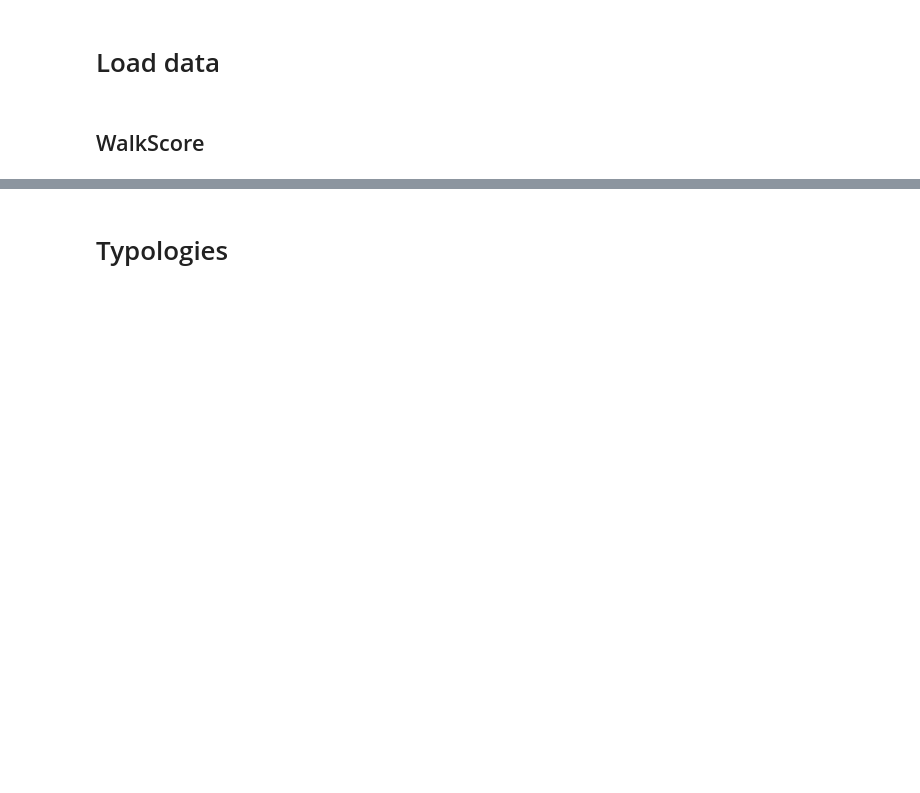
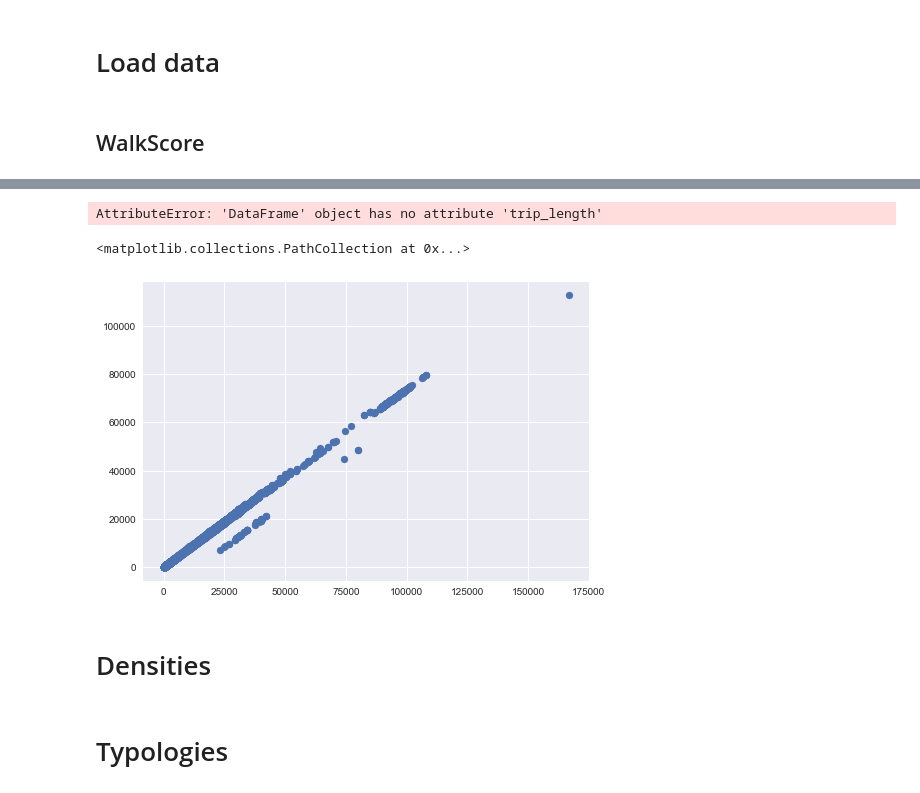
Before and after one commit to davidmurray/CIV6702-TP3, a Jupyter notebook: TP3.ipynb, the cells around one changed output, grey strips where cells are left out. Cells and saved outputs as stored; diff of their text form; code cells hidden in the pictures; blank space fills up the shorter version.

```diff
--- a/TP3.ipynb
+++ b/TP3.ipynb
@@ -102,0 +177,11 @@ Warning!!! Are you sure ? y
+# %%
+plateau.trip_length
+# %% [output]
+AttributeError: 'DataFrame' object has no attribute 'trip_length'
+# %%
+plt.scatter(suburb_2013.distance_meters, suburb_2013.duration_seconds)
+# %% [output]
+<matplotlib.collections.PathCollection at 0x...>
+[figure, added]
+# %% [markdown]
+# Densities
```
Also changed, not shown: parts of 37 cells of this notebook, 4 other files.
